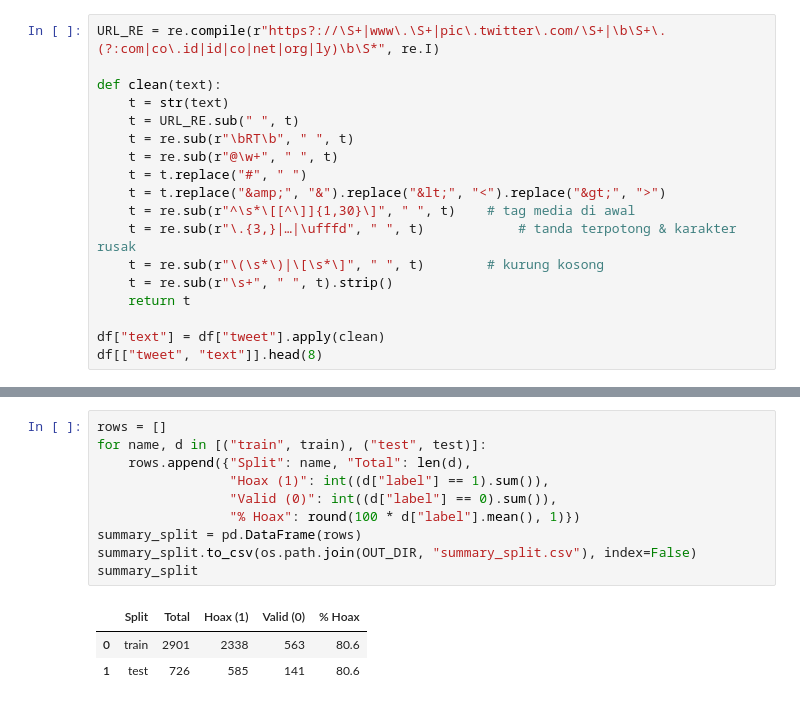
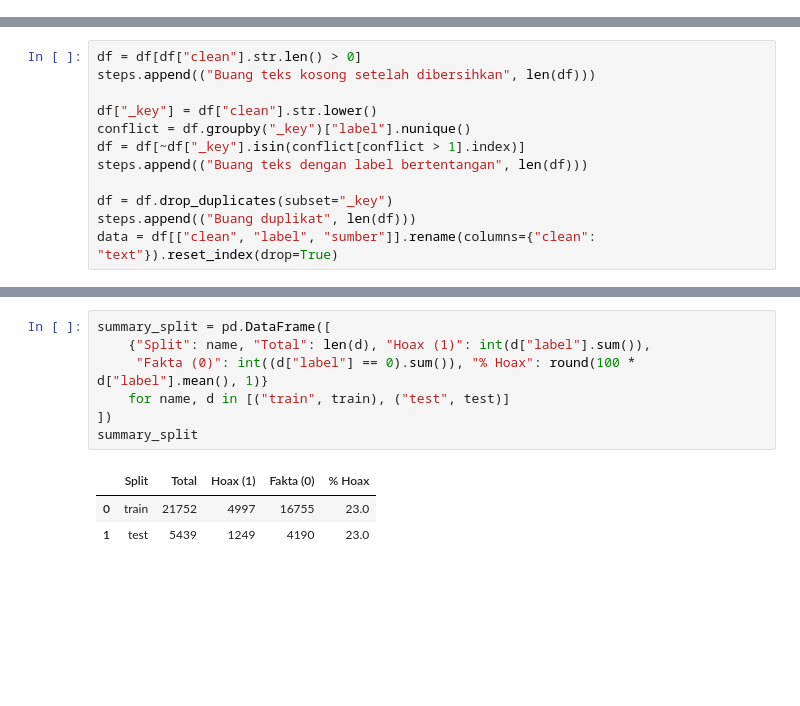
Before and after one commit to sheva0410/ProjectKelompok4PI, a Jupyter notebook: Notebook/ML_preprocessing.ipynb, the cells around one changed output, grey strips where cells are left out. Drawn from its saved outputs; the diff is of its cells as text; blank space fills up the shorter version.

Commit message:
feat(ml): reupload notebook preprocessing dengan dataset baru

```diff
--- a/Notebook/ML_preprocessing.ipynb
+++ b/Notebook/ML_preprocessing.ipynb
@@ -315,18 +0,0 @@ Name: count, dtype: int64
-# %%
-URL_RE = re.compile(r"https?://\S+|www\.\S+|pic\.twitter\.com/\S+|\b\S+\.(?:com|co\.id|id|co|net|org|ly)\b\S*", re.I)
-
-def clean(text):
-    t = str(text)
-    t = URL_RE.sub(" ", t)
-    t = re.sub(r"\bRT\b", " ", t)
-    t = re.sub(r"@\w+", " ", t)
-    t = t.replace("#", " ")
-    t = t.replace("&amp;", "&").replace("&lt;", "<").replace("&gt;", ">")
-    t = re.sub(r"^\s*\[[^\]]{1,30}\]", " ", t)    # tag media di awal
-    t = re.sub(r"\.{3,}|…|\ufffd", " ", t)            # tanda terpotong & karakter rusak
-    t = re.sub(r"\(\s*\)|\[\s*\]", " ", t)        # kurung kosong
-    t = re.sub(r"\s+", " ", t).strip()
-    return t
-
-df["text"] = df["tweet"].apply(clean)
-df[["tweet", "text"]].head(8)
@@ -401,0 +267,12 @@ unlabeled[["topik", "tweet"]].to_csv(os.path.join(OUT_DIR, "unlabeled.csv"), ind
+# %%
+df = df[df["clean"].str.len() > 0]
+steps.append(("Buang teks kosong setelah dibersihkan", len(df)))
+
+df["_key"] = df["clean"].str.lower()
+conflict = df.groupby("_key")["label"].nunique()
+df = df[~df["_key"].isin(conflict[conflict > 1].index)]
+steps.append(("Buang teks dengan label bertentangan", len(df)))
+
+df = df.drop_duplicates(subset="_key")
+steps.append(("Buang duplikat", len(df)))
+data = df[["clean", "label", "sumber"]].rename(columns={"clean": "text"}).reset_index(drop=True)
@@ -414,14 +303,11 @@ summary_steps
 # %%
-rows = []
-for name, d in [("train", train), ("test", test)]:
-    rows.append({"Split": name, "Total": len(d),
-                 "Hoax (1)": int((d["label"] == 1).sum()),
-                 "Valid (0)": int((d["label"] == 0).sum()),
-                 "% Hoax": round(100 * d["label"].mean(), 1)})
-summary_split = pd.DataFrame(rows)
-summary_split.to_csv(os.path.join(OUT_DIR, "summary_split.csv"), index=False)
+summary_split = pd.DataFrame([
+    {"Split": name, "Total": len(d), "Hoax (1)": int(d["label"].sum()),
+     "Fakta (0)": int((d["label"] == 0).sum()), "% Hoax": round(100 * d["label"].mean(), 1)}
+    for name, d in [("train", train), ("test", test)]
+])
 summary_split
 # %% [output]
-|  | Split | Total | Hoax (1) | Valid (0) | % Hoax |
-| 0 | train | 2901 | 2338 | 563 | 80.6 |
-| 1 | test | 726 | 585 | 141 | 80.6 |
+|  | Split | Total | Hoax (1) | Fakta (0) | % Hoax |
+| 0 | train | 21752 | 4997 | 16755 | 23.0 |
+| 1 | test | 5439 | 1249 | 4190 | 23.0 |
```
Also changed, not shown: parts of 66 cells of this notebook.
